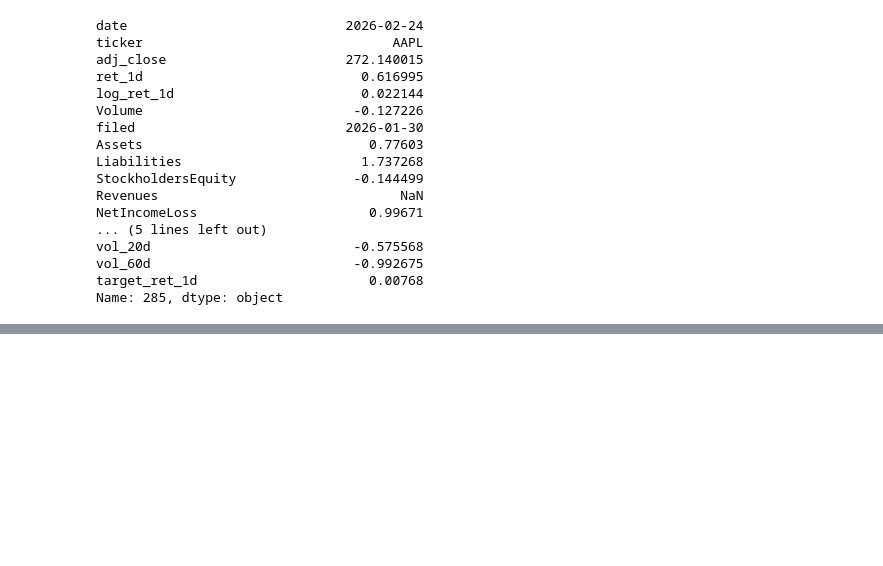
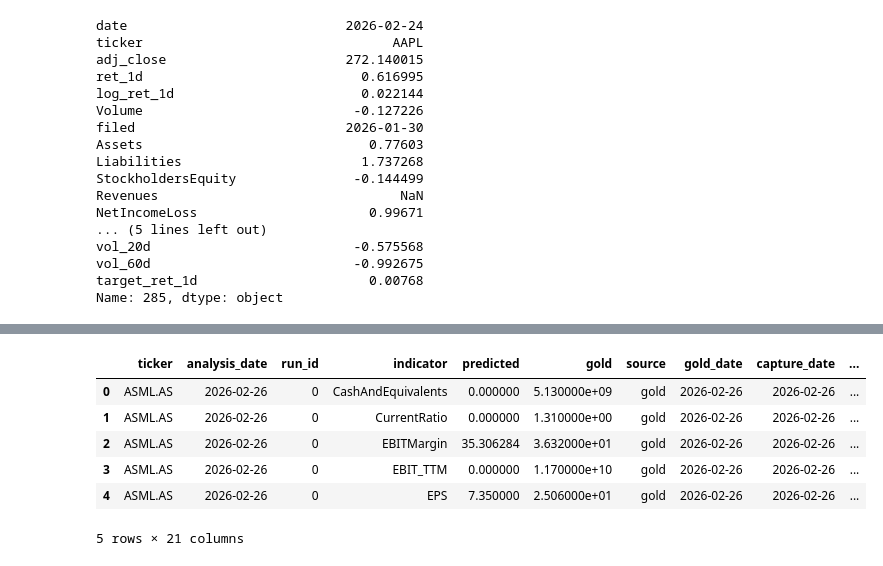
Before and after one commit to NonsoCynthia/Financial-D2T-Agent, a Jupyter notebook: openai-agent/miscellaneous.ipynb, the cells around one changed output, grey strips where cells are left out. Saved outputs shown, nothing was run; the diff lists cells and outputs as text; code cells hidden in the pictures; blank space fills up the shorter version.

```diff
--- a/openai-agent/miscellaneous.ipynb
+++ b/openai-agent/miscellaneous.ipynb
@@ -93,0 +84,8 @@ Name: 285, dtype: object
+# %%
+region = "eu"
+system = "workflow"
+reflection = "false"
+
+all_system_summary_eu = f"{output_path}/results/validation/{region}/table1_{region}_summary.csv"
+each_system_rows_eu = f"{output_path}/results/validation/{region}/table2_{region}_rows_{system}_{reflection}.csv"
+one_system_summary_eu = f"{output_path}/results/validation/{region}/table2_{region}_summary_{system}_{reflection}.csv"
@@ -93,0 +108,11 @@ Name: 285, dtype: object
+# %%
+sys_eu = pd.read_csv(each_system_rows_eu)
+sys_eu.head()
+# %% [output]
+|  | ticker | analysis_date | run_id | indicator | predicted | gold | source | gold_date | capture_date | ... |
+| 0 | ASML.AS | 2026-02-26 | 0 | CashAndEquivalents | 0.000000 | 5.130000e+09 | gold | 2026-02-26 | 2026-02-26 | ... |
+| 1 | ASML.AS | 2026-02-26 | 0 | CurrentRatio | 0.000000 | 1.310000e+00 | gold | 2026-02-26 | 2026-02-26 | ... |
+| 2 | ASML.AS | 2026-02-26 | 0 | EBITMargin | 35.306284 | 3.632000e+01 | gold | 2026-02-26 | 2026-02-26 | ... |
+| 3 | ASML.AS | 2026-02-26 | 0 | EBIT_TTM | 0.000000 | 1.170000e+10 | gold | 2026-02-26 | 2026-02-26 | ... |
+| 4 | ASML.AS | 2026-02-26 | 0 | EPS | 7.350000 | 2.506000e+01 | gold | 2026-02-26 | 2026-02-26 | ... |
+5 rows × 21 columns
```
Also changed, not shown: parts of 10 cells of this notebook, 9 other files.
